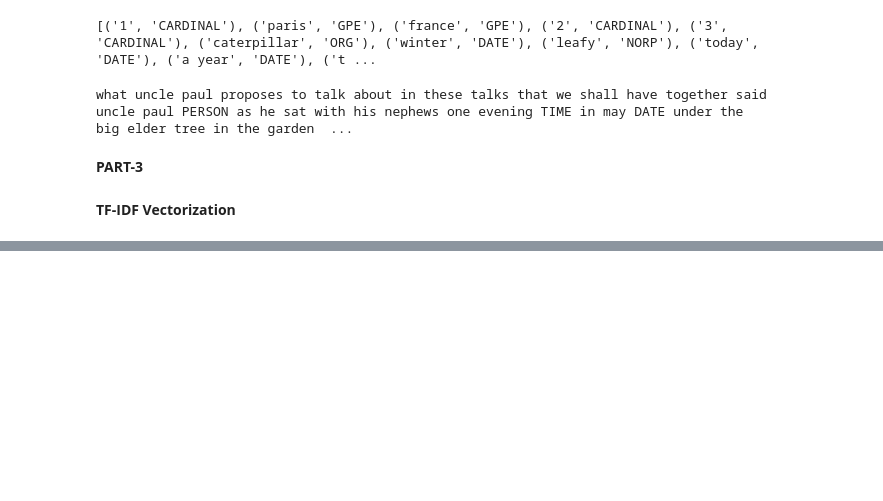
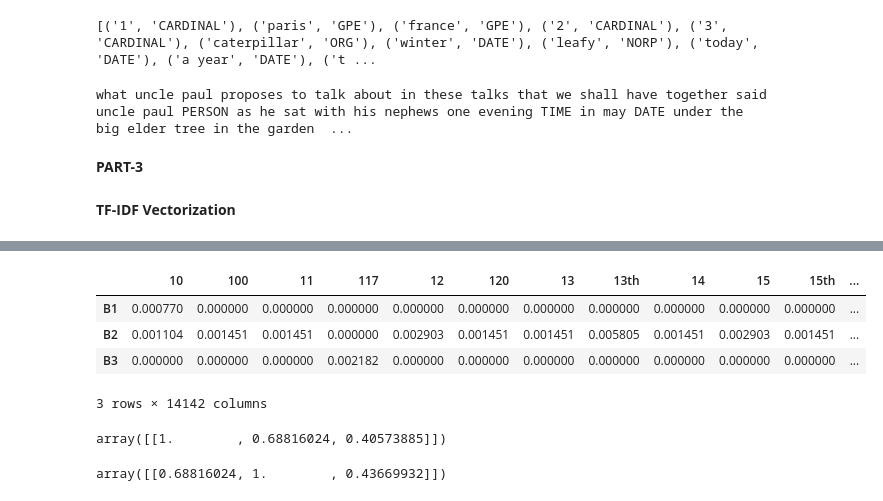
Before and after one commit to Saurav-Somani/NLP_Project, a Jupyter notebook: NLP_Project.ipynb, the cells around one changed output, grey strips where cells are left out. Cells and saved outputs as stored; diff of their text form; code cells hidden in the pictures; blank space fills up the shorter version.

```diff
--- a/NLP_Project.ipynb
+++ b/NLP_Project.ipynb
@@ -822,0 +773,35 @@ The main content is for text T1 is from line numbers 72 to 12229
+# %%
+from nltk.stem import WordNetLemmatizer
+lemmatizer = WordNetLemmatizer()
+
+def lemmatizetext(sentence):
+    token_words=word_tokenize(sentence)
+    lemma_sentence=[]
+    for word in token_words:
+        lemma_sentence.append(lemmatizer.lemmatize(word))
+        lemma_sentence.append(" ")
+    return "".join(lemma_sentence)
+
+T1 = lemmatizetext(T1)
+T2 = lemmatizetext(T2)
+T3 = lemmatizetext(T3)
+# %%
+corpus = [T1,T2,T3]
+
+vectorizer = TfidfVectorizer(min_df=0.1,stop_words=all_stopwords)
+trsfm = vectorizer.fit_transform(corpus)
+pnds.DataFrame(trsfm.toarray(),columns=vectorizer.get_feature_names(),index=['B1','B2','B3'])
+# %% [output]
+|  | 10 | 100 | 11 | 117 | 12 | 120 | 13 | 13th | 14 | 15 | 15th | ... |
+| B1 | 0.000770 | 0.000000 | 0.000000 | 0.000000 | 0.000000 | 0.000000 | 0.000000 | 0.000000 | 0.000000 | 0.000000 | 0.000000 | ... |
+| B2 | 0.001104 | 0.001451 | 0.001451 | 0.000000 | 0.002903 | 0.001451 | 0.001451 | 0.005805 | 0.001451 | 0.002903 | 0.001451 | ... |
+| B3 | 0.000000 | 0.000000 | 0.000000 | 0.002182 | 0.000000 | 0.000000 | 0.000000 | 0.000000 | 0.000000 | 0.000000 | 0.000000 | ... |
+3 rows × 14142 columns
+# %%
+cosine_similarity(trsfm[0],trsfm)
+# %% [output]
+array([[1.        , 0.68816024, 0.40573885]])
+# %%
+cosine_similarity(trsfm[1],trsfm)
+# %% [output]
+array([[0.68816024, 1.        , 0.43669932]])
```
Also changed, not shown: parts of 42 cells of this notebook.
